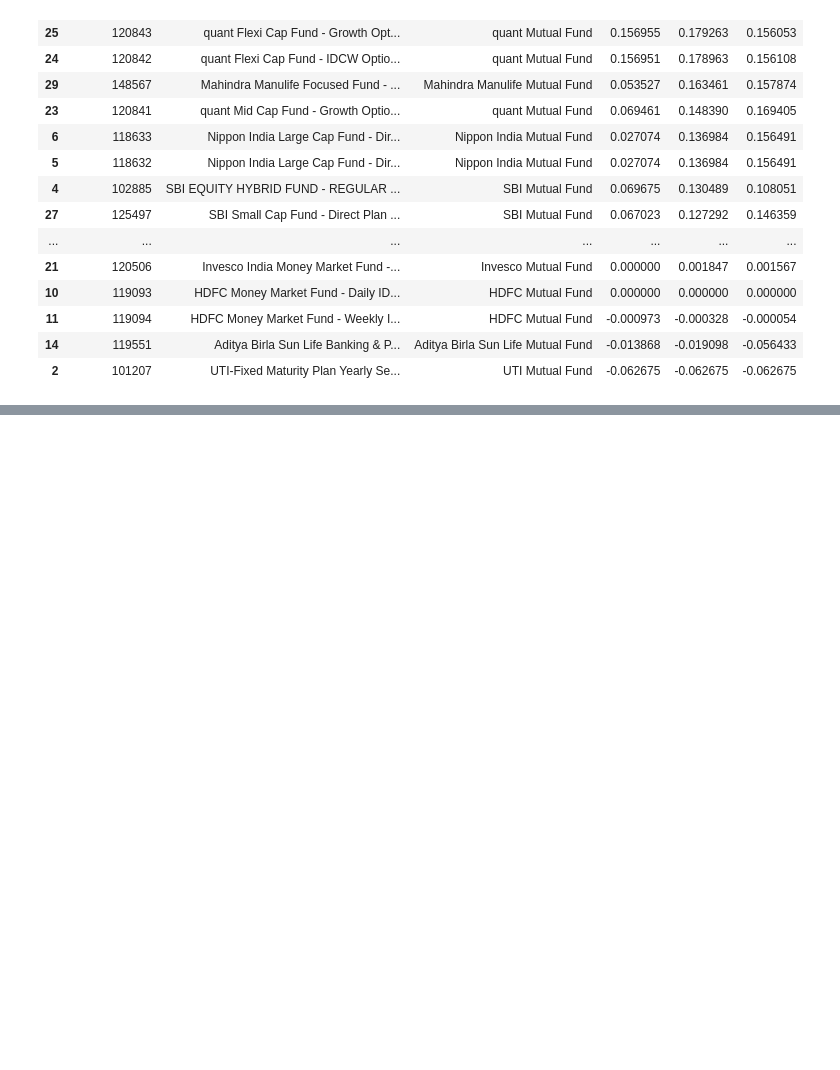
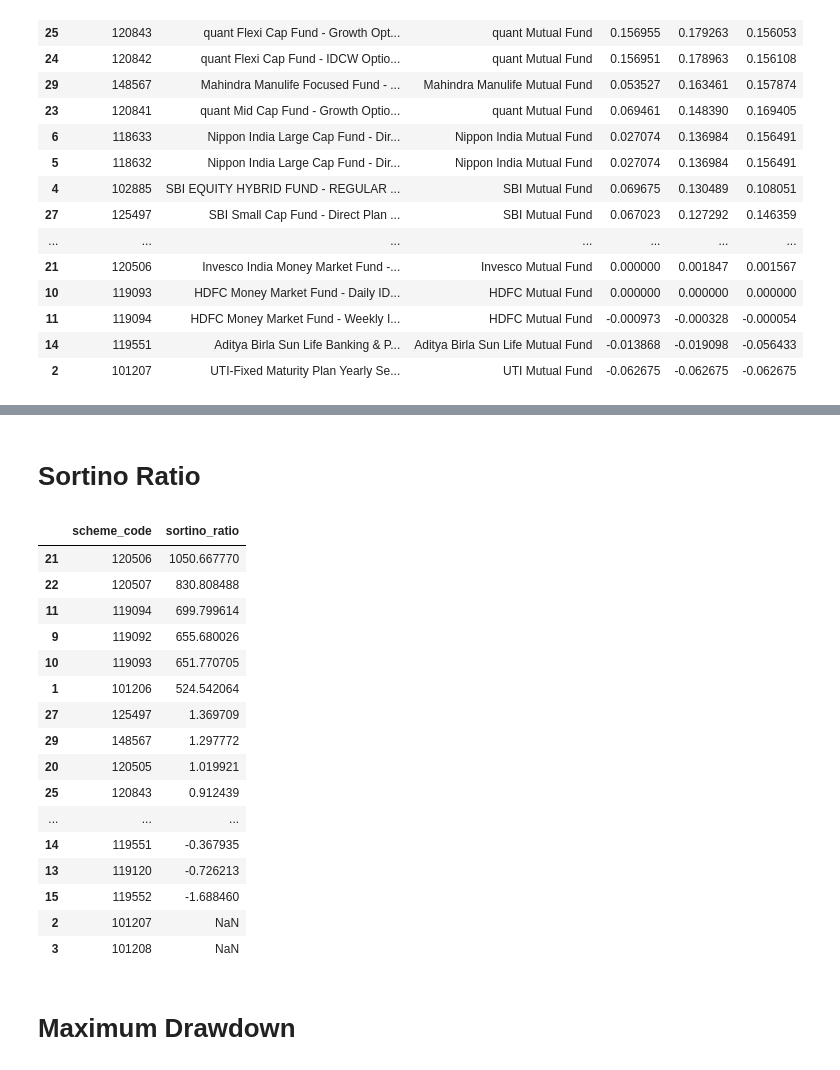
Before and after one commit to VANSHxGIT/CapstoneProject.Mutual_Fund_Analysis, a Jupyter notebook: notebooks/Performance_Analytics.ipynb, the cells around one changed output, grey strips where cells are left out. Drawn from its saved outputs; the diff is of its cells as text; code cells hidden in the pictures; blank space fills up the shorter version.

```diff
--- a/notebooks/Performance_Analytics.ipynb
+++ b/notebooks/Performance_Analytics.ipynb
@@ -581,0 +650,62 @@ display(cagr.sort_values(
+# %% [markdown]
+# Sortino Ratio
+# %%
+sortino_rows = []
+
+for scheme_code, group in returns.groupby(
+    "scheme_code"
+):
+
+    daily_returns = group["daily_return"]
+
+    excess_return = (
+        daily_returns - RISK_FREE_DAILY
+    )
+
+    downside_returns = daily_returns[
+        daily_returns < 0
+    ]
+
+    downside_std = downside_returns.std()
+
+    if pd.isna(downside_std) or downside_std == 0:
+        sortino = np.nan
+    else:
+        sortino = (
+            excess_return.mean()
+            / downside_std
+        ) * np.sqrt(252)
+
+    sortino_rows.append({
+        "scheme_code": scheme_code,
+        "sortino_ratio": sortino
+    })
+
+sortino = pd.DataFrame(sortino_rows)
+
+display(
+    sortino.sort_values(
+        "sortino_ratio",
+        ascending=False
+    )
+)
+# %% [output]
+|  | scheme_code | sortino_ratio |
+| 21 | 120506 | 1050.667770 |
+| 22 | 120507 | 830.808488 |
+| 11 | 119094 | 699.799614 |
+| 9 | 119092 | 655.680026 |
+| 10 | 119093 | 651.770705 |
+| 1 | 101206 | 524.542064 |
+| 27 | 125497 | 1.369709 |
+| 29 | 148567 | 1.297772 |
+| 20 | 120505 | 1.019921 |
+| 25 | 120843 | 0.912439 |
+| ... | ... | ... |
+| 14 | 119551 | -0.367935 |
+| 13 | 119120 | -0.726213 |
+| 15 | 119552 | -1.688460 |
+| 2 | 101207 | NaN |
+| 3 | 101208 | NaN |
+# %% [markdown]
+# Maximum Drawdown
```
Also changed, not shown: parts of 3 cells of this notebook.
